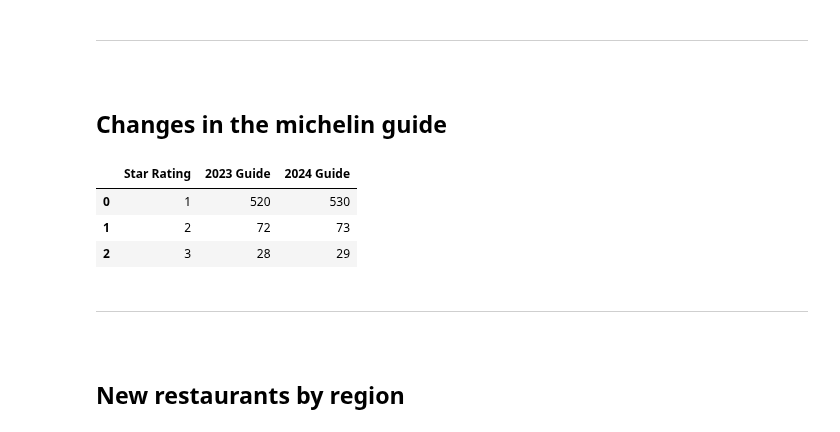
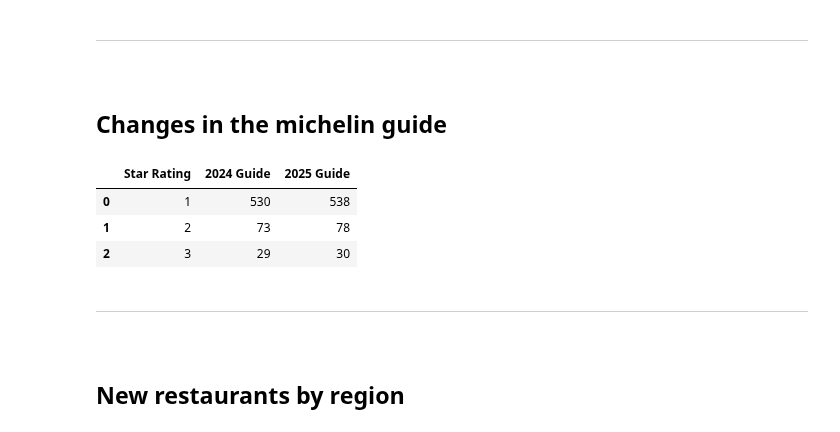
Before and after one commit to pineapple-bois/Michelin_Rated_Restaurants, a Jupyter notebook: Years/2025/Notebooks/France/France_Changes.ipynb, the cells around one changed output. Saved outputs shown, nothing was run; the diff lists cells and outputs as text; code cells hidden in the pictures.

```diff
--- a/Years/2025/Notebooks/France/France_Changes.ipynb
+++ b/Years/2025/Notebooks/France/France_Changes.ipynb
@@ -148,8 +161,8 @@ france_23.loc[4, 'name'] = 'Restaurant Marcon'
 # %%
-# Iterate over these rows to update the names in france_23
+# Iterate over these rows to update the names in france_24
 for _, row in high_similarity_rows.iterrows():
-    # Update france_23 where the url and location match
-    france_23.loc[(france_23['address'] == row['address_23']) & (france_23['location'] == row['location']), 'name'] = row['name_24']
+    # Update france_24 where the url and location match
+    france_24.loc[(france_24['address'] == row['address_24']) & (france_25['location'] == row['location']), 'name'] = row['name_25']
 # %% [markdown]
 ---
 &nbsp;
@@ -407,32 +462,32 @@ merged_changes
 &nbsp;
 ## Changes in the michelin guide
 # %%
-stars_23 = france_23[france_23['stars'] >= 1]
 stars_24 = france_24[france_24['stars'] >= 1]
+stars_25 = france_25[france_25['stars'] >= 1]
 # %%
 # Count the occurrences of each star in france_23 and france_24
-stars_count_23 = stars_23.groupby('stars').size()
 stars_count_24 = stars_24.groupby('stars').size()
+stars_count_25 = stars_25.groupby('stars').size()
 
 # Ensure all possible star values are represented, even if there are no restaurants with that count
 star_ratings = [1, 2, 3]
-stars_count_23 = stars_count_23.reindex(star_ratings)
 stars_count_24 = stars_count_24.reindex(star_ratings)
+stars_count_25 = stars_count_25.reindex(star_ratings)
 
 # Create a DataFrame to display the counts side by side
 star_comparison_table = pd.DataFrame({
     'Star Rating': star_ratings,
-    '2023 Guide': stars_count_23.values,
-    '2024 Guide': stars_count_24.values
+    '2024 Guide': stars_count_24.values,
+    '2025 Guide': stars_count_25.values
 })
 
 # Display the table
-star_comparison_table4
+star_comparison_table
 # %% [output]
-|  | Star Rating | 2023 Guide | 2024 Guide |
-| 0 | 1 | 520 | 530 |
-| 1 | 2 | 72 | 73 |
-| 2 | 3 | 28 | 29 |
+|  | Star Rating | 2024 Guide | 2025 Guide |
+| 0 | 1 | 530 | 538 |
+| 1 | 2 | 73 | 78 |
+| 2 | 3 | 29 | 30 |
 # %% [markdown]
 ----
 &nbsp;
```
Also changed, not shown: parts of 30 cells of this notebook, 2 other files.
